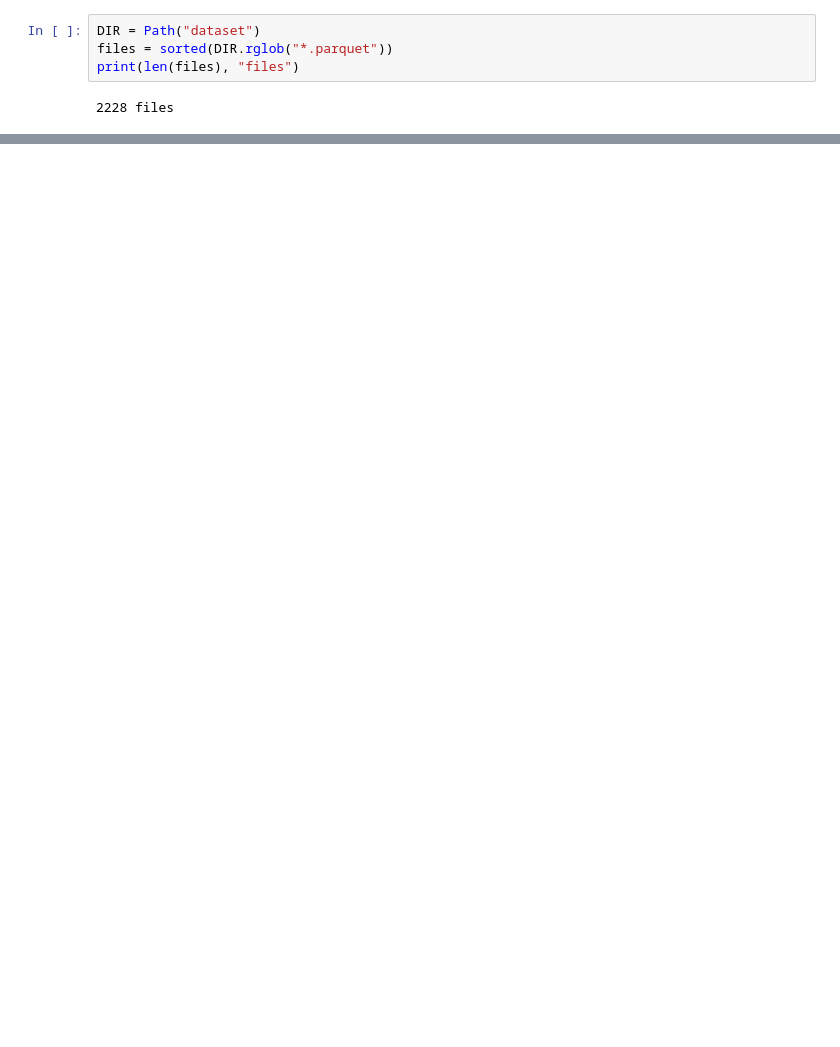
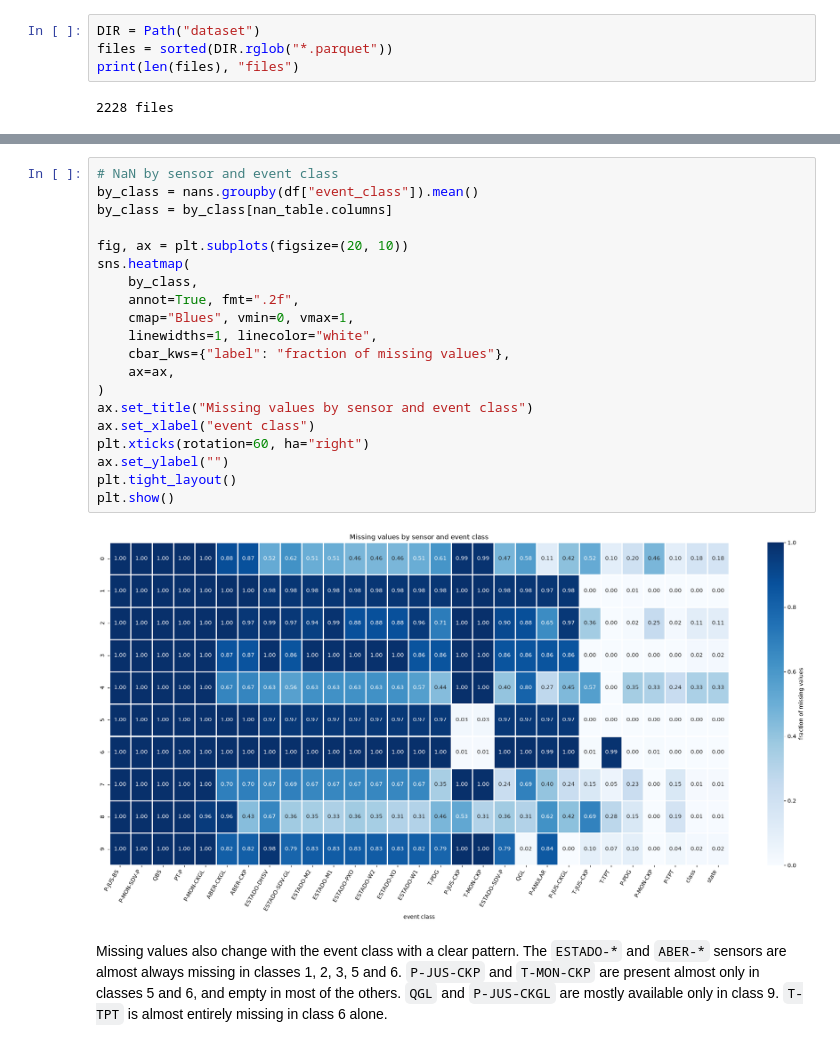
Before and after one commit to tommasofacchin/uis-msc-data-science, a Jupyter notebook: DAT540 - Data science/Project/01_eda.ipynb, the cells around one changed output, grey strips where cells are left out. Drawn from its saved outputs; the diff is of its cells as text; blank space fills up the shorter version.

```diff
--- a/DAT540 - Data science/Project/01_eda.ipynb
+++ b/DAT540 - Data science/Project/01_eda.ipynb
@@ -100,0 +201,28 @@ dtype: object
+# %%
+# NaN by sensor and event class
+by_class = nans.groupby(df["event_class"]).mean()
+by_class = by_class[nan_table.columns]
+
+fig, ax = plt.subplots(figsize=(20, 10))
+sns.heatmap(
+    by_class,
+    annot=True, fmt=".2f",
+    cmap="Blues", vmin=0, vmax=1,
+    linewidths=1, linecolor="white",
+    cbar_kws={"label": "fraction of missing values"},
+    ax=ax,
+)
+ax.set_title("Missing values by sensor and event class")
+ax.set_xlabel("event class")
+plt.xticks(rotation=60, ha="right")
+ax.set_ylabel("")
+plt.tight_layout()
+plt.show()
+# %% [output]
+[figure, added]
+# %% [markdown]
+Missing values also change with the event class with a clear pattern.
+The `ESTADO-*` and `ABER-*` sensors are almost always missing in classes 1, 2, 3, 5 and 6.
+`P-JUS-CKP` and `T-MON-CKP` are present almost only in classes 5 and 6, and empty in most of the others.
+`QGL` and `P-JUS-CKGL` are mostly available only in class 9.
+`T-TPT` is almost entirely missing in class 6 alone.
```
Also changed, not shown: parts of 16 cells of this notebook, 1 other file.
